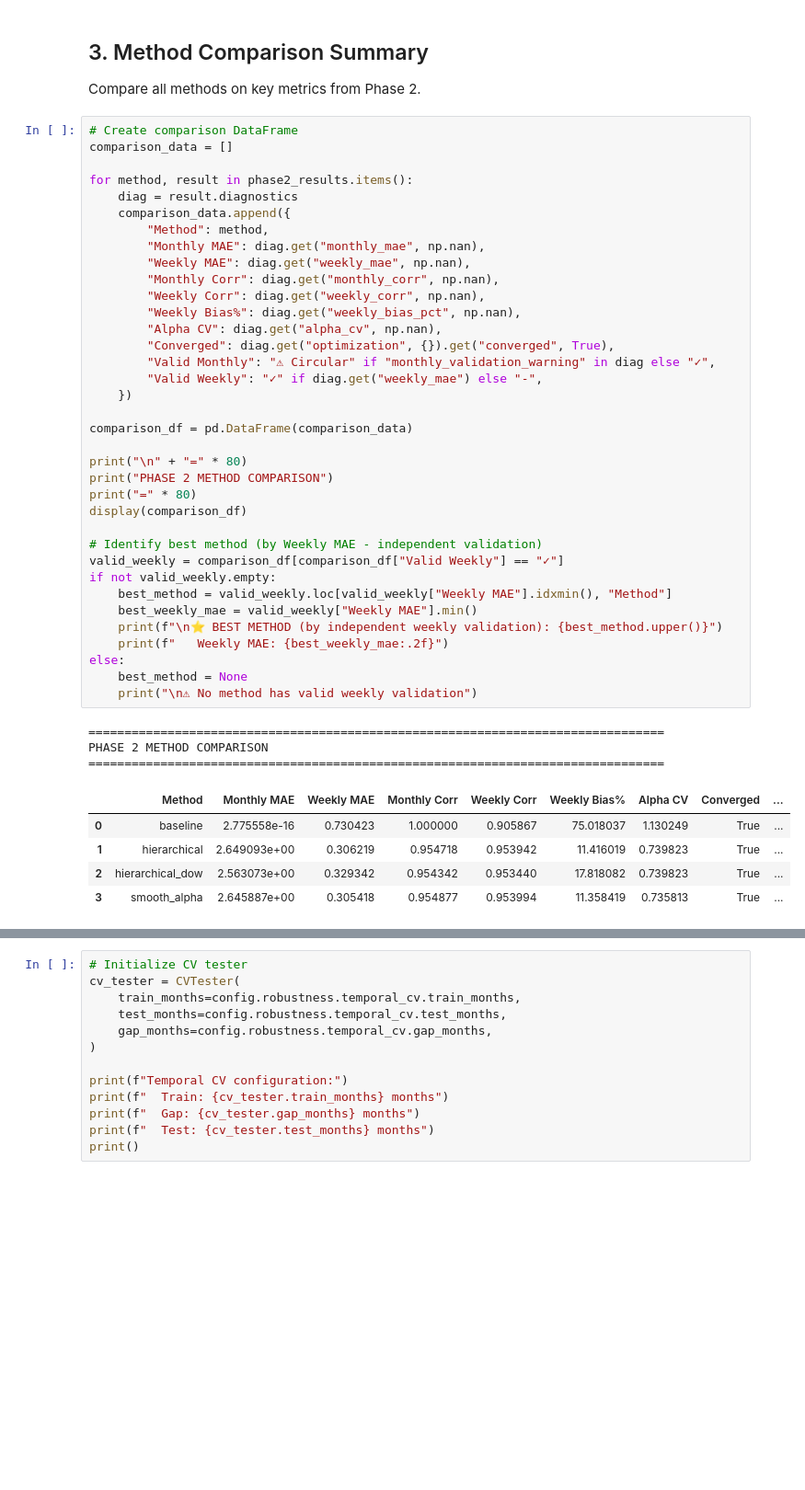
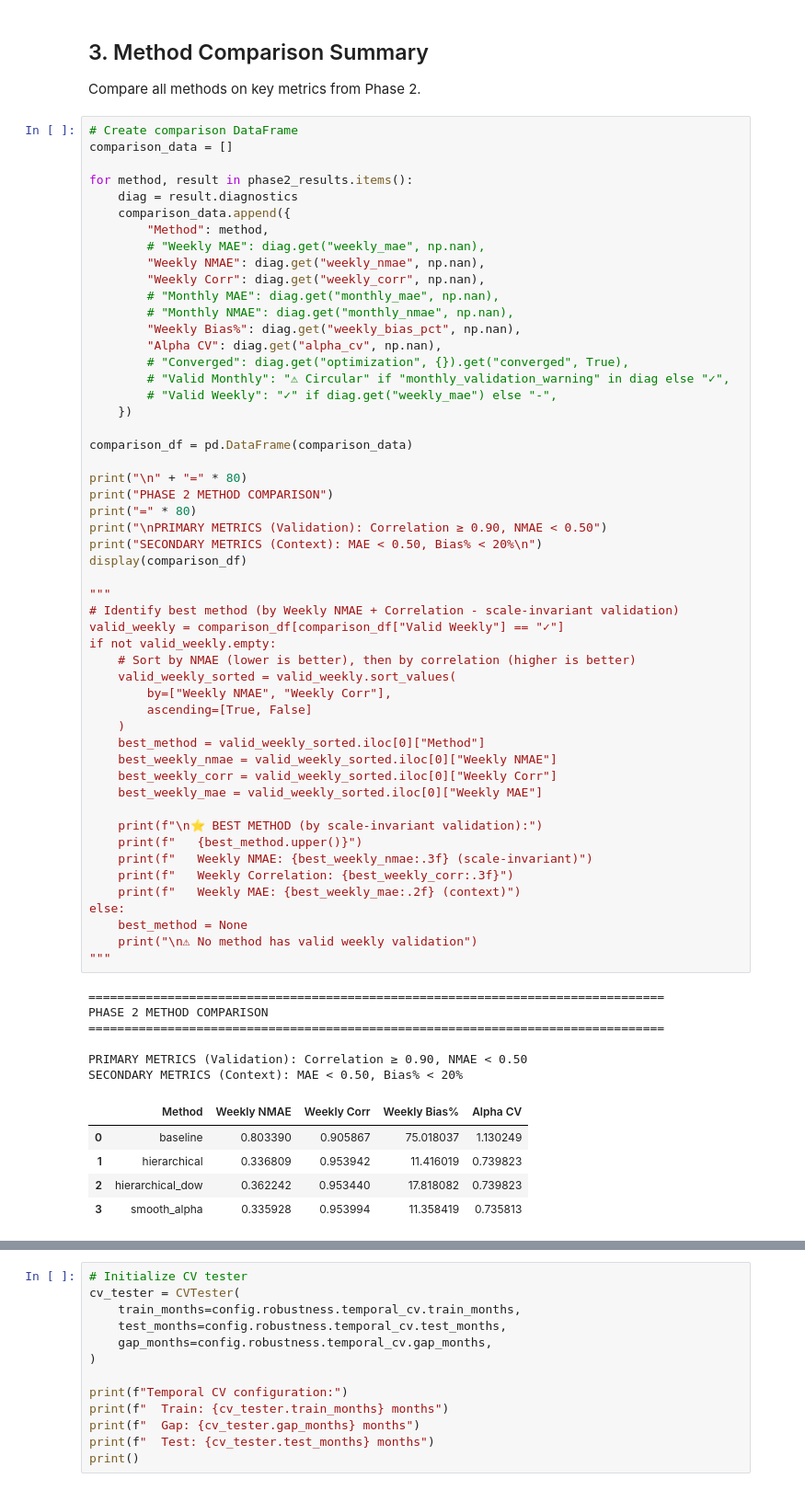
Before and after one commit to michaelarutyunov/google-trends-daily-data-preprocessing, a Jupyter notebook: nb/10_final_comparison.ipynb, the cells around one changed output, grey strips where cells are left out. Shown at 92% size. Cells and saved outputs as stored; diff of their text form; blank space fills up the shorter version.

```diff
--- a/nb/10_final_comparison.ipynb
+++ b/nb/10_final_comparison.ipynb
@@ -142,45 +143,64 @@ Compare all methods on key metrics from Phase 2.
 # %%
 # Create comparison DataFrame
 comparison_data = []
 
 for method, result in phase2_results.items():
     diag = result.diagnostics
     comparison_data.append({
         "Method": method,
-        "Monthly MAE": diag.get("monthly_mae", np.nan),
-        "Weekly MAE": diag.get("weekly_mae", np.nan),
-        "Monthly Corr": diag.get("monthly_corr", np.nan),
+        # "Weekly MAE": diag.get("weekly_mae", np.nan),
+        "Weekly NMAE": diag.get("weekly_nmae", np.nan),
         "Weekly Corr": diag.get("weekly_corr", np.nan),
+        # "Monthly MAE": diag.get("monthly_mae", np.nan),
+        # "Monthly NMAE": diag.get("monthly_nmae", np.nan),
         "Weekly Bias%": diag.get("weekly_bias_pct", np.nan),
         "Alpha CV": diag.get("alpha_cv", np.nan),
-        "Converged": diag.get("optimization", {}).get("converged", True),
-        "Valid Monthly": "⚠ Circular" if "monthly_validation_warning" in diag else "✓",
-        "Valid Weekly": "✓" if diag.get("weekly_mae") else "-",
+        # "Converged": diag.get("optimization", {}).get("converged", True),
+        # "Valid Monthly": "⚠ Circular" if "monthly_validation_warning" in diag else "✓",
+        # "Valid Weekly": "✓" if diag.get("weekly_mae") else "-",
     })
 
 comparison_df = pd.DataFrame(comparison_data)
 
 print("\n" + "=" * 80)
 print("PHASE 2 METHOD COMPARISON")
 print("=" * 80)
+print("\nPRIMARY METRICS (Validation): Correlation ≥ 0.90, NMAE < 0.50")
+print("SECONDARY METRICS (Context): MAE < 0.50, Bias% < 20%\n")
 display(comparison_df)
 
-# Identify best method (by Weekly MAE - independent validation)
+"""
+# Identify best method (by Weekly NMAE + Correlation - scale-invariant validation)
 valid_weekly = comparison_df[comparison_df["Valid Weekly"] == "✓"]
 if not valid_weekly.empty:
-    best_method = valid_weekly.loc[valid_weekly["Weekly MAE"].idxmin(), "Method"]
-    best_weekly_mae = valid_weekly["Weekly MAE"].min()
-    print(f"\n⭐ BEST METHOD (by independent weekly validation): {best_method.upper()}")
-    print(f"   Weekly MAE: {best_weekly_mae:.2f}")
+    # Sort by NMAE (lower is better), then by correlation (higher is better)
+    valid_weekly_sorted = valid_weekly.sort_values(
+        by=["Weekly NMAE", "Weekly Corr"],
+        ascending=[True, False]
+    )
+    best_method = valid_weekly_sorted.iloc[0]["Method"]
+    best_weekly_nmae = valid_weekly_sorted.iloc[0]["Weekly NMAE"]
+    best_weekly_corr = valid_weekly_sorted.iloc[0]["Weekly Corr"]
+    best_weekly_mae = valid_weekly_sorted.iloc[0]["Weekly MAE"]
+
+    print(f"\n⭐ BEST METHOD (by scale-invariant validation):")
+    print(f"   {best_method.upper()}")
+    print(f"   Weekly NMAE: {best_weekly_nmae:.3f} (scale-invariant)")
+    print(f"   Weekly Correlation: {best_weekly_corr:.3f}")
+    print(f"   Weekly MAE: {best_weekly_mae:.2f} (context)")
 else:
     best_method = None
     print("\n⚠ No method has valid weekly validation")
+"""
 # %% [output]
 ================================================================================
 PHASE 2 METHOD COMPARISON
 ================================================================================
+
+PRIMARY METRICS (Validation): Correlation ≥ 0.90, NMAE < 0.50
+SECONDARY METRICS (Context): MAE < 0.50, Bias% < 20%
-|  | Method | Monthly MAE | Weekly MAE | Monthly Corr | Weekly Corr | Weekly Bias% | Alpha CV | Converged | ... |
-| 0 | baseline | 2.775558e-16 | 0.730423 | 1.000000 | 0.905867 | 75.018037 | 1.130249 | True | ... |
-| 1 | hierarchical | 2.649093e+00 | 0.306219 | 0.954718 | 0.953942 | 11.416019 | 0.739823 | True | ... |
-| 2 | hierarchical_dow | 2.563073e+00 | 0.329342 | 0.954342 | 0.953440 | 17.818082 | 0.739823 | True | ... |
-| 3 | smooth_alpha | 2.645887e+00 | 0.305418 | 0.954877 | 0.953994 | 11.358419 | 0.735813 | True | ... |
+|  | Method | Weekly NMAE | Weekly Corr | Weekly Bias% | Alpha CV |
+| 0 | baseline | 0.803390 | 0.905867 | 75.018037 | 1.130249 |
+| 1 | hierarchical | 0.336809 | 0.953942 | 11.416019 | 0.739823 |
+| 2 | hierarchical_dow | 0.362242 | 0.953440 | 17.818082 | 0.739823 |
+| 3 | smooth_alpha | 0.335928 | 0.953994 | 11.358419 | 0.735813 |
```
Also changed, not shown: parts of 14 cells of this notebook, 22 other files.
